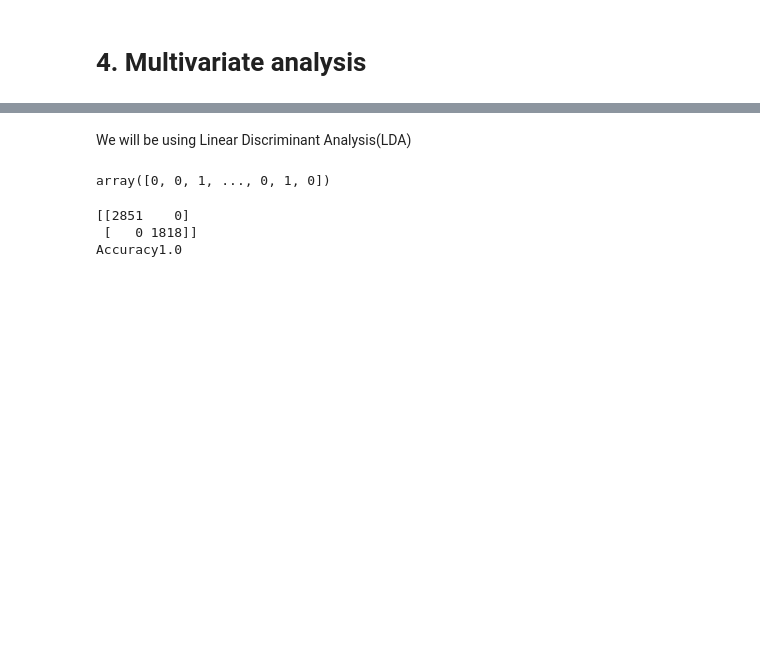
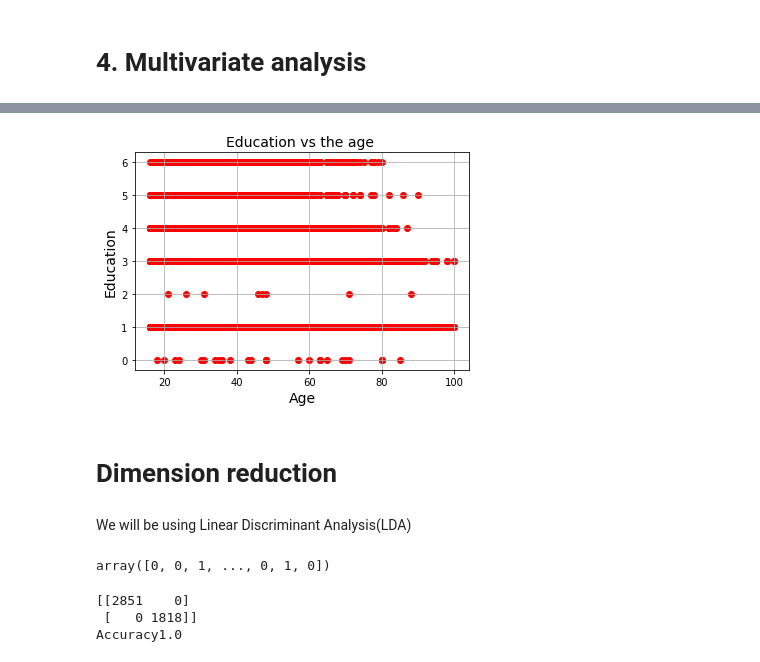
Before and after one commit to dote7ant/Moringa_CoreW1, a Jupyter notebook: moringa_core_w2.ipynb, the cells around one changed output, grey strips where cells are left out. Cells and saved outputs as stored; diff of their text form; code cells hidden in the pictures; blank space fills up the shorter version.

```diff
--- a/moringa_core_w2.ipynb
+++ b/moringa_core_w2.ipynb
@@ -584,3 +618,15 @@ plt.show()
+# %%
+# perform analysis on the age, bank account and education
+plt.scatter(df_clean['age'], df_clean['education'], color='red')
+plt.title('Education vs the age ', fontsize=14)
+plt.xlabel('Age', fontsize=14)
+plt.ylabel('Education', fontsize=14)
+plt.grid(True)
+plt.show()
+# %% [output]
+[figure, added]
+# %% [markdown]
+# **Dimension reduction**
 # %% [markdown]
 We will be using Linear Discriminant Analysis(LDA)
 # %%
```
Also changed, not shown: parts of 8 cells of this notebook.
